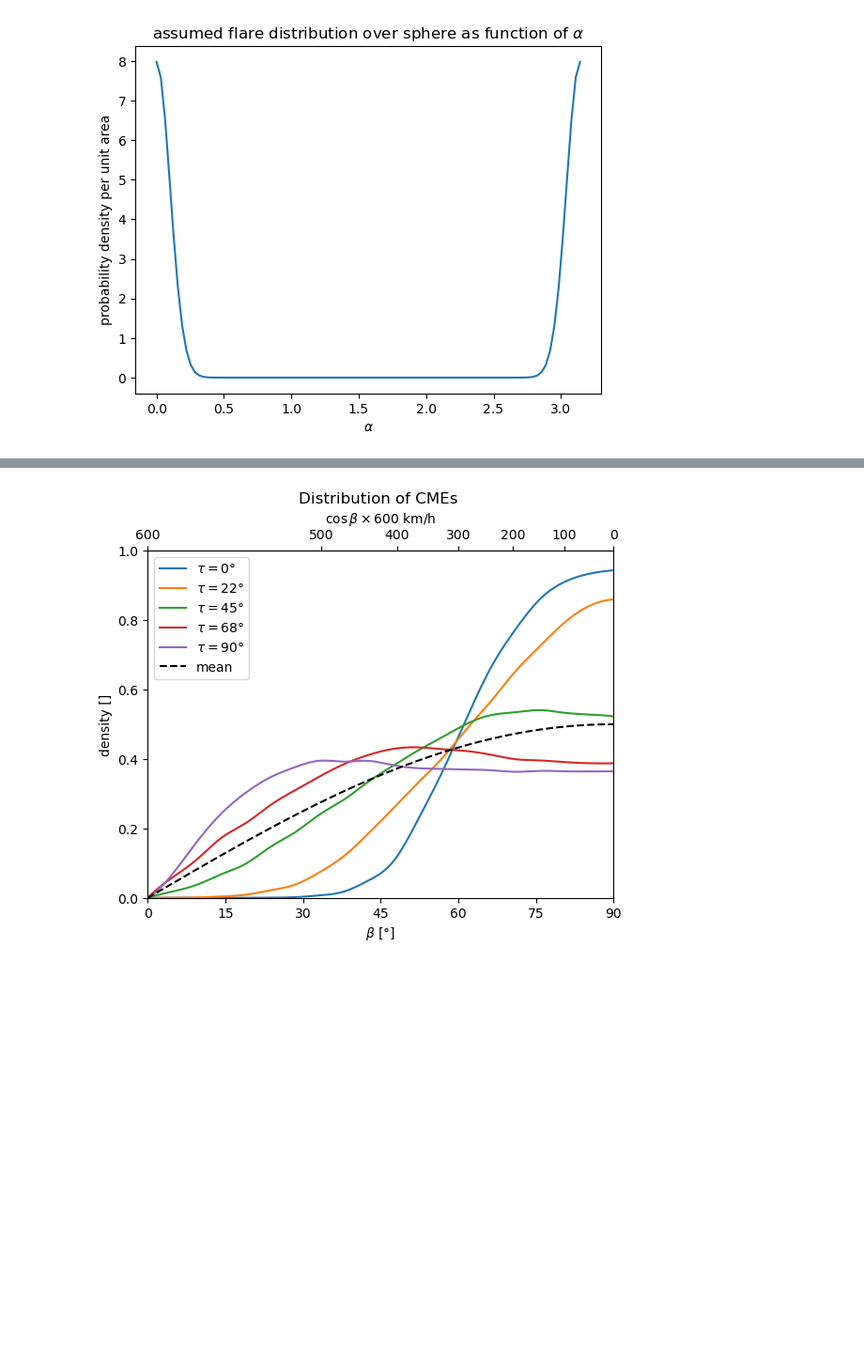
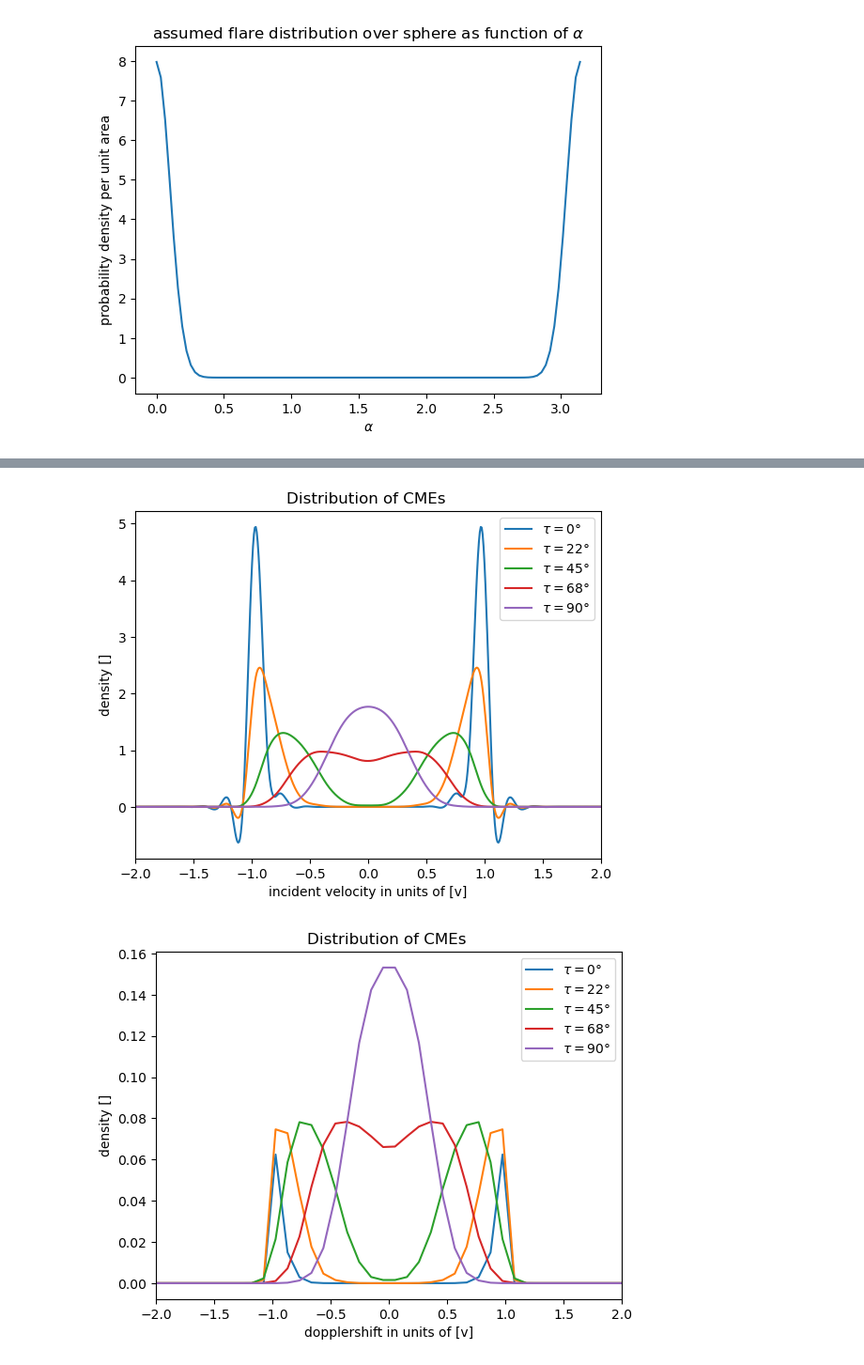
Before and after one commit to demichieldewilde/CME_distribution, a Jupyter notebook: Fast rotators/CME_distribution_rotation_ni.ipynb, the cells around one changed output, grey strips where cells are left out. Shown at 94% size. Cells and saved outputs as stored; diff of their text form; code cells hidden in the pictures; blank space fills up the shorter version.

```diff
--- a/Fast rotators/CME_distribution_rotation_ni.ipynb
+++ b/Fast rotators/CME_distribution_rotation_ni.ipynb
@@ -160,7 +160,7 @@ def get_rho_dop(dop, tau):
     print(dop, tau, end='\r')
     result, error = nquad(f_integrand_(dop, tau), [[0, np.pi],       # theta, phi, theta2
                                                 [0, 2*np.pi],         # phi
-                                                [0, np.pi / 2 ]], opts={"epsrel":0.05, 'epsabs':1e-2})       # theta2
+                                                [0, np.pi / 2 ]], opts={"epsrel":0.05, 'epsabs':4e-2})       # theta2
     end_time = time.time()
     print(f'For params {dop=}, {tau = } we find the distibution to be {result }, with estimated error {error}. \
         Taking {(end_time-start_time):.2f} to calculate.')
@@ -229,26 +230,24 @@ For params dop=np.float64(-0.9473684210526316), tau = np.float64(0.0) we find th
 # %%
 
+x = np.linspace(-2,2, 500)
 
 from scipy.interpolate import make_interp_spline
 
 
 def plotting_(dens, taus):
     for i,d in enumerate(dens):
-        smooth_curve = make_interp_spline(betas, d/(np.average(d) * np.pi))(x)
+        smooth_curve = make_interp_spline(dops, d/(np.average(d) * np.pi))(x)
         plt.plot(x, smooth_curve, label=fr"$\tau=${round(taus[i]/np.pi*180)}°")
-    plt.plot(x, np.sin(x)/2, "--", color='black', label="mean")
+    # plt.plot(x, np.sin(x)/2, "--", color='black', label="mean")
 
     plt.legend()
     plt.title("Distribution of CMEs ")
-    plt.xticks(np.linspace(0,np.pi/2, 7), range(0,91,15))
-    ax = plt.gca()
-    secax = ax.secondary_xaxis('top', functions=(beta2speed, speed2beta))
-    secax.set_xlabel(r'$\cos \beta \times 600$ km/h ')
-    plt.xlabel(r"$\beta$ [°]")
+    plt.xlabel(r"incident velocity in units of [v]")
     plt.ylabel(r"density []")
-    plt.xlim(0,np.pi/2)
-    plt.ylim(0,1)
+    plt.xlim(-2,2)
+    # plt.ylim(0,1)
     plt.show()
 
+
 plotting_(dens, Taus)
 # %% [output]
@@ -321,6 +320,7 @@ def Flare_dist():
 # %%
 Flare_dist()
 T = np.linspace(0, np.pi/2, 5)
+dops = np.linspace(-2,2, 40)
 dens = get_or_create_data("polardist")
 # %% [output]
 0.0 (0.9993158136231646, 3.647190528409362e-12)
@@ -351,31 +368,26 @@ Data saved to 'calculations/polardist.npy'.
 # %%
-def speed2beta(v):
-    return np.arccos(v / 600 )
 
-def beta2speed(beta):
-    return  np.cos(beta) * 600
-
-from scipy.interpolate import make_interp_spline
-
-
-def plotting_(dens, taus):
+def plotting_2(dens, taus):
     for i,d in enumerate(dens):
-        smooth_curve = make_interp_spline(betas, d/(np.average(d) * np.pi))(x)
-        plt.plot(x, smooth_curve, label=fr"$\tau=${round(taus[i]/np.pi*180)}°")
-    plt.plot(x, np.sin(x)/2, "--", color='black', label="mean")
+        # smooth_curve = make_interp_spline(betas, d/(np.average(d) * np.pi))(x)
+        plt.plot(dops, d, label=fr"$\tau=${round(taus[i]/np.pi*180)}°")
+    # plt.plot(x, np.sin(x)/2, "--", color='black', label="mean")
 
     plt.legend()
     plt.title("Distribution of CMEs ")
-    plt.xticks(np.linspace(0,np.pi/2, 7), range(0,91,15))
-    ax = plt.gca()
-    secax = ax.secondary_xaxis('top', functions=(beta2speed, speed2beta))
-    secax.set_xlabel(r'$\cos \beta \times 600$ km/h ')
-    plt.xlabel(r"$\beta$ [°]")
+    # plt.xticks(np.linspace(0,np.pi/2, 7), range(0,91,15))
+    # ax = plt.gca()
+    # secax = ax.secondary_xaxis('top', functions=(beta2speed, speed2beta))
+    # secax.set_xlabel(r'$\cos \beta \times 600$ km/h ')
+    plt.xlabel("dopplershift in units of [v]")
     plt.ylabel(r"density []")
-    plt.xlim(0,np.pi/2)
-    plt.ylim(0,1)
+    plt.xlim(-2, 2)
+    # plt.ylim(0,1)
     plt.show()
 
+
 plotting_(dens, Taus)
+plotting_2(dens, Taus)
 # %% [output]
-[figure, old version]
+[figure, new version]
+[figure, added]
```
Also changed, not shown: parts of 18 cells of this notebook.
